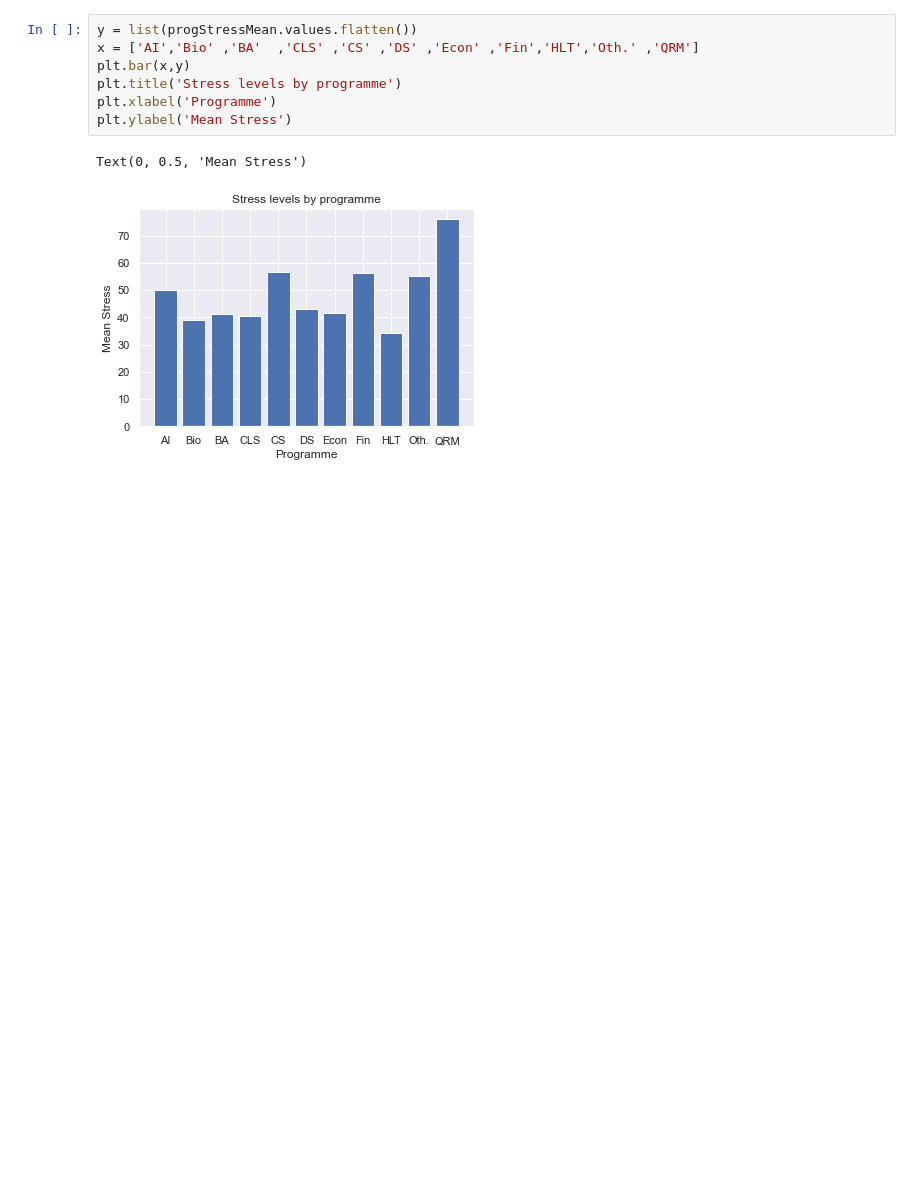
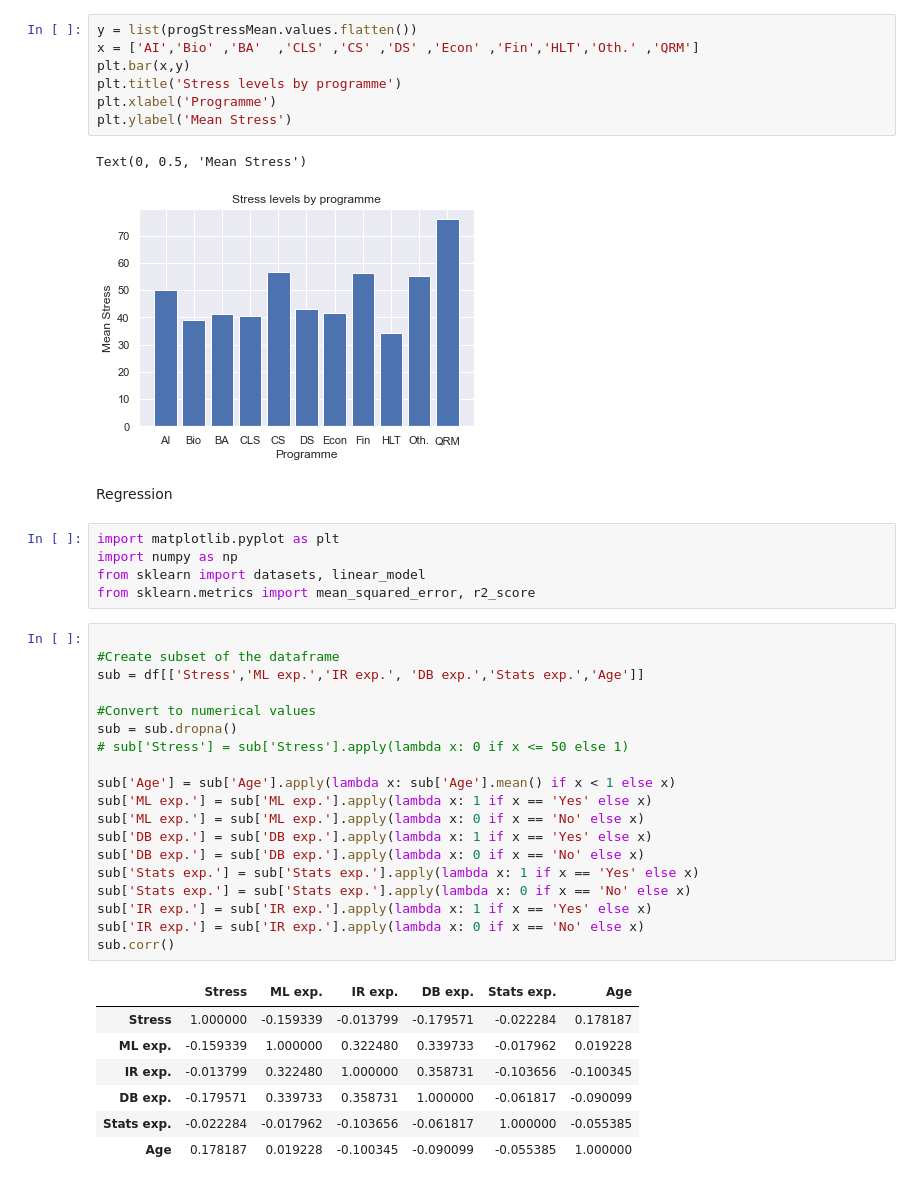
Before and after one commit to LTPrast/Data-mining, a Jupyter notebook: nadavs_a1.ipynb, the cells around one changed output. Drawn from its saved outputs; the diff is of its cells as text; blank space fills up the shorter version.

```diff
--- a/nadavs_a1.ipynb
+++ b/nadavs_a1.ipynb
@@ -387,3 +400,37 @@ plt.ylabel('Mean Stress')
 # %% [output]
 Text(0, 0.5, 'Mean Stress')
 [figure]
+# %% [markdown]
+Regression
+# %%
+import matplotlib.pyplot as plt
+import numpy as np
+from sklearn import datasets, linear_model
+from sklearn.metrics import mean_squared_error, r2_score
+# %%
+
+#Create subset of the dataframe
+sub = df[['Stress','ML exp.','IR exp.', 'DB exp.','Stats exp.','Age']]
+
+#Convert to numerical values
+sub = sub.dropna()
+# sub['Stress'] = sub['Stress'].apply(lambda x: 0 if x <= 50 else 1)
+
+sub['Age'] = sub['Age'].apply(lambda x: sub['Age'].mean() if x < 1 else x)
+sub['ML exp.'] = sub['ML exp.'].apply(lambda x: 1 if x == 'Yes' else x)
+sub['ML exp.'] = sub['ML exp.'].apply(lambda x: 0 if x == 'No' else x)
+sub['DB exp.'] = sub['DB exp.'].apply(lambda x: 1 if x == 'Yes' else x)
+sub['DB exp.'] = sub['DB exp.'].apply(lambda x: 0 if x == 'No' else x)
+sub['Stats exp.'] = sub['Stats exp.'].apply(lambda x: 1 if x == 'Yes' else x)
+sub['Stats exp.'] = sub['Stats exp.'].apply(lambda x: 0 if x == 'No' else x)
+sub['IR exp.'] = sub['IR exp.'].apply(lambda x: 1 if x == 'Yes' else x)
+sub['IR exp.'] = sub['IR exp.'].apply(lambda x: 0 if x == 'No' else x)
+sub.corr()
+# %% [output]
+|  | Stress | ML exp. | IR exp. | DB exp. | Stats exp. | Age |
+| Stress | 1.000000 | -0.159339 | -0.013799 | -0.179571 | -0.022284 | 0.178187 |
+| ML exp. | -0.159339 | 1.000000 | 0.322480 | 0.339733 | -0.017962 | 0.019228 |
+| IR exp. | -0.013799 | 0.322480 | 1.000000 | 0.358731 | -0.103656 | -0.100345 |
+| DB exp. | -0.179571 | 0.339733 | 0.358731 | 1.000000 | -0.061817 | -0.090099 |
+| Stats exp. | -0.022284 | -0.017962 | -0.103656 | -0.061817 | 1.000000 | -0.055385 |
+| Age | 0.178187 | 0.019228 | -0.100345 | -0.090099 | -0.055385 | 1.000000 |
```
Also changed, not shown: parts of 23 cells of this notebook, 1 other file.
